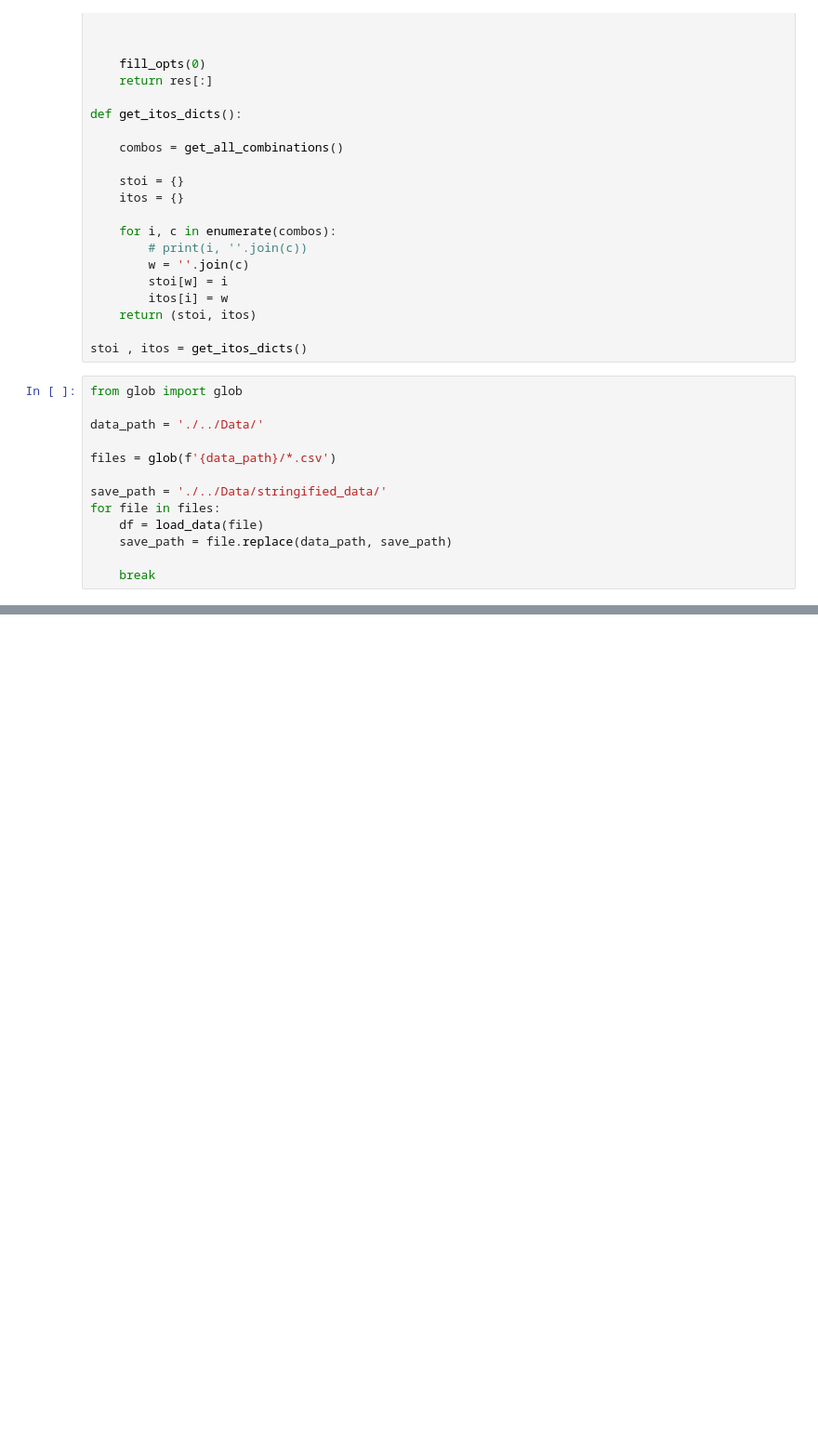
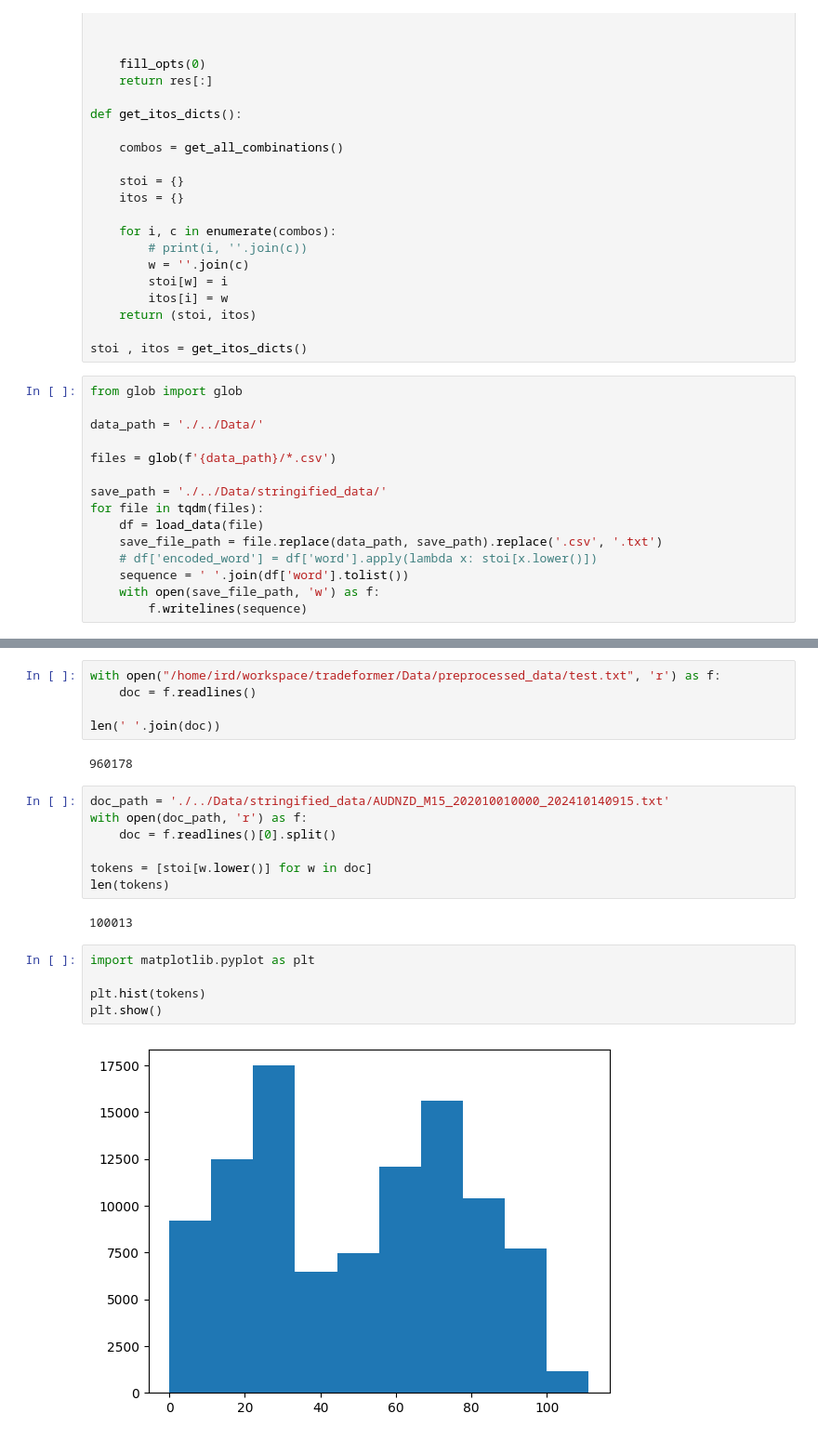
Before and after one commit to eliird/tradeformer, a Jupyter notebook: tokenizer/tokenizer.ipynb, the cells around one changed output, grey strips where cells are left out. Shown at 93% size. Drawn from its saved outputs; the diff is of its cells as text; blank space fills up the shorter version.

Commit message:
finished training the tokenizer

```diff
--- a/tokenizer/tokenizer.ipynb
+++ b/tokenizer/tokenizer.ipynb
@@ -252,8 +256,10 @@ data_path = './../Data/'
 files = glob(f'{data_path}/*.csv')
 
 save_path = './../Data/stringified_data/'
-for file in files:
+for file in tqdm(files):
     df = load_data(file)
-    save_path = file.replace(data_path, save_path)
-
-    break
+    save_file_path = file.replace(data_path, save_path).replace('.csv', '.txt')
+    # df['encoded_word'] = df['word'].apply(lambda x: stoi[x.lower()])
+    sequence = ' '.join(df['word'].tolist())
+    with open(save_file_path, 'w') as f:
+        f.writelines(sequence)
@@ -268,0 +301,23 @@ df.head()
+# %%
+with open("/home/ird/workspace/tradeformer/Data/preprocessed_data/test.txt", 'r') as f:
+    doc = f.readlines()
+
+len(' '.join(doc))
+# %% [output]
+960178
+# %%
+doc_path = './../Data/stringified_data/AUDNZD_M15_202010010000_202410140915.txt'
+with open(doc_path, 'r') as f:
+    doc = f.readlines()[0].split()
+
+tokens = [stoi[w.lower()] for w in doc]
+len(tokens)
+# %% [output]
+100013
+# %%
+import matplotlib.pyplot as plt
+
+plt.hist(tokens)
+plt.show()
+# %% [output]
+[figure, added]
```
Also changed, not shown: parts of 14 cells of this notebook, 8 other files.
